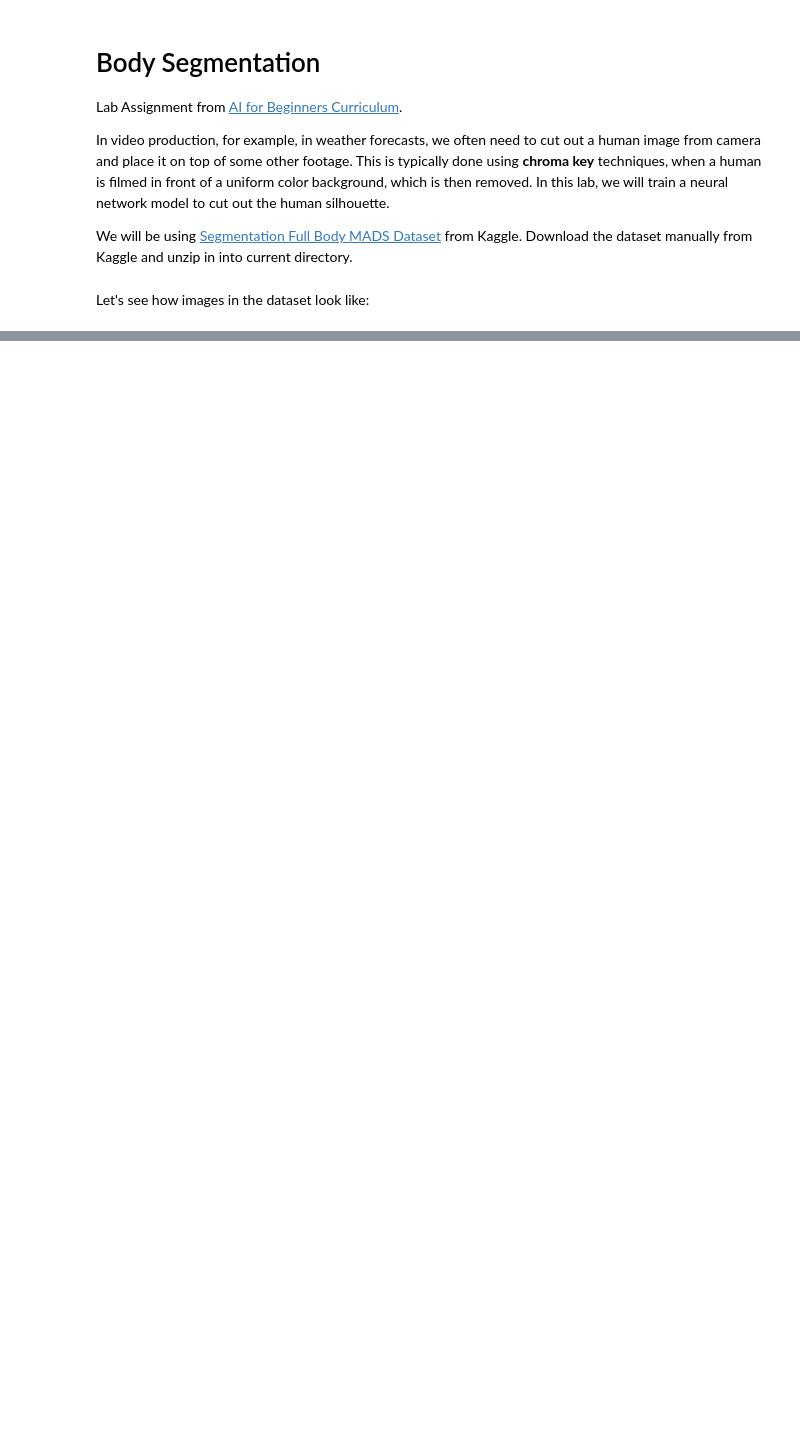
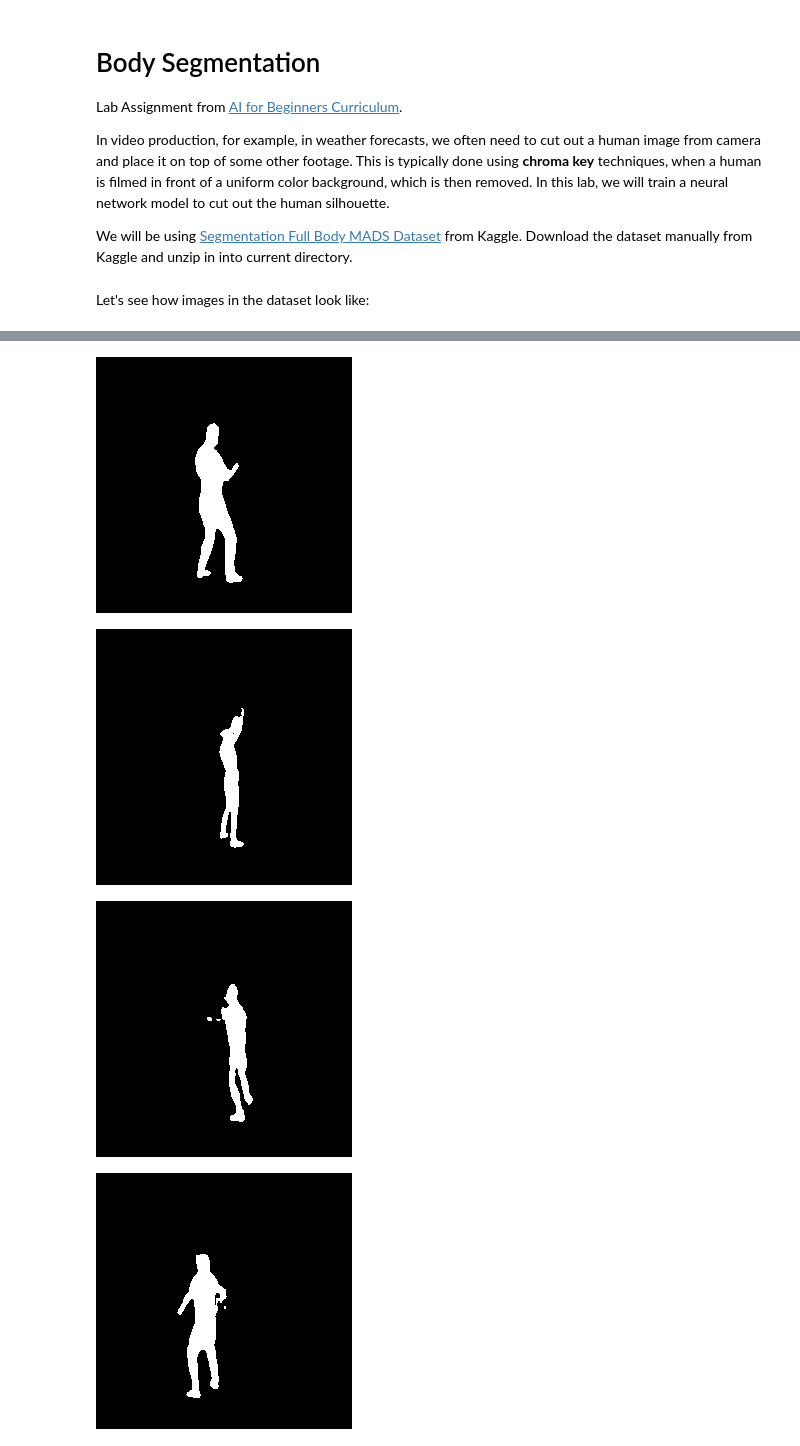
Before and after one commit to tvboelens/Solutions-AI-For-Beginners, a Jupyter notebook: lesson-12/BodySegmentation.ipynb, the cells around one changed output, grey strips where cells are left out. Cells and saved outputs as stored; diff of their text form; code cells hidden in the pictures; blank space fills up the shorter version.

```diff
--- a/lesson-12/BodySegmentation.ipynb
+++ b/lesson-12/BodySegmentation.ipynb
@@ -325,11 +367,18 @@ plt.show()
 # %%
+#TODO: Masks next to images?
+
 import random
-from IPython.display import Image, display
+from IPython import display as D
 
-output_path = 'data/output'
+output_path = 'output_imgs'
 output_img_names = os.listdir(output_path)
 output_imgs = [os.path.join(output_path, img_name)
                for img_name in output_img_names]
 for i in range(10):
     img = random.choice(output_imgs)
-    display(Image(filename=img))
+    D.display(D.Image(filename=img))
+# %% [output]
+[figure, added]
+[figure, added]
+[figure, added]
+[figure, added]
```
Also changed, not shown: parts of 7 cells of this notebook.
